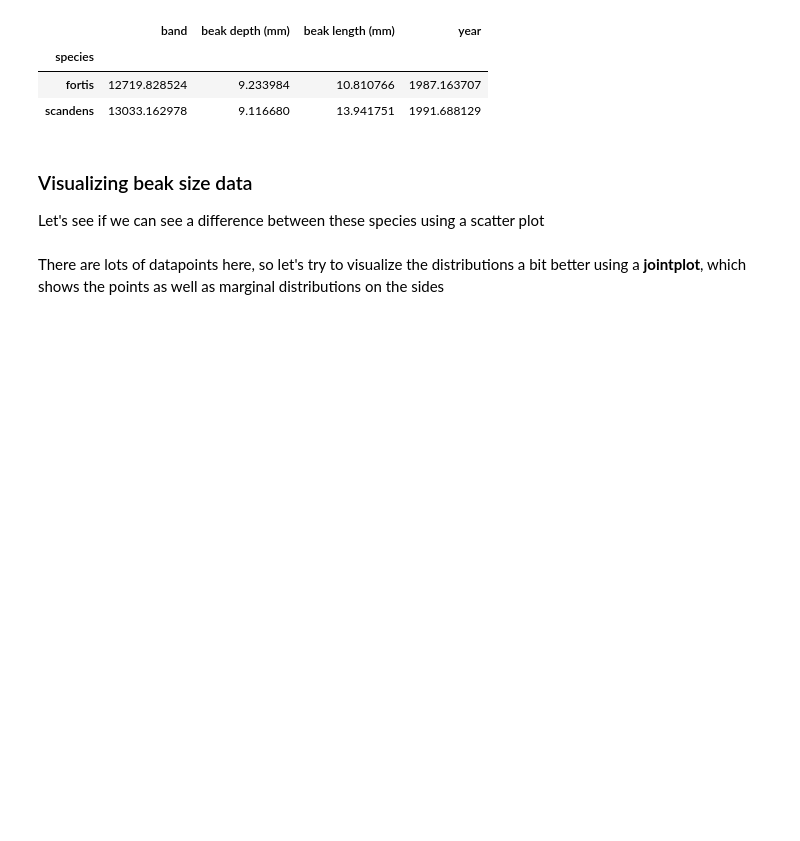
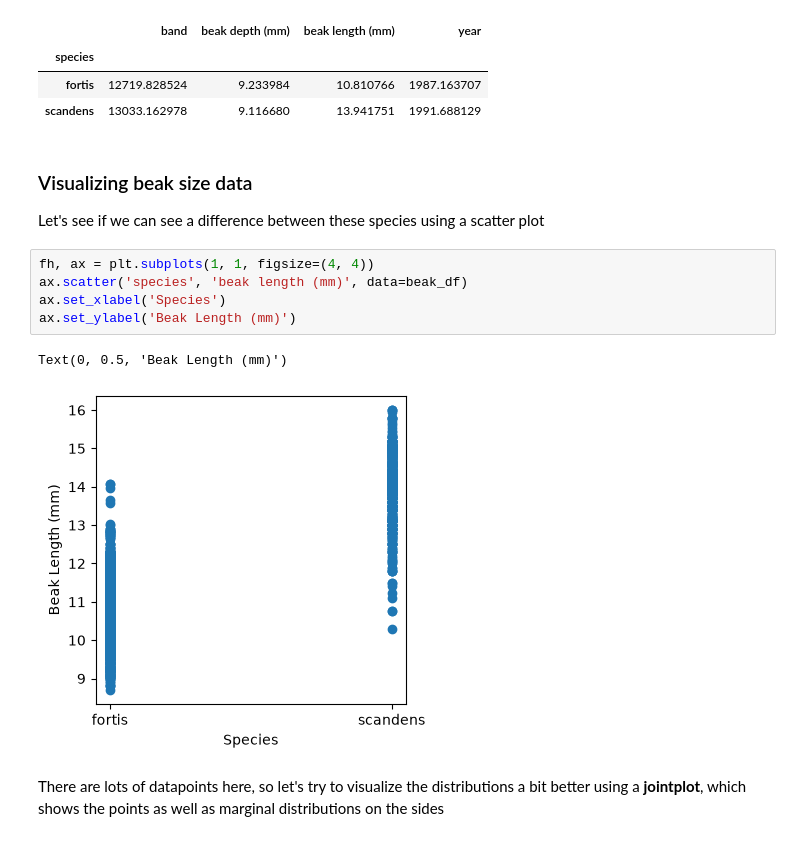
Before and after one commit to HeroHTML5/ABIO558-Ad, a Jupyter notebook: miniproject_1_tutorial_blank.ipynb, the cells around one changed output. Drawn from its saved outputs; the diff is of its cells as text; blank space fills up the shorter version.

Commit message:
Added plot for Fn1 in miniproject1

```diff
--- a/miniproject_1_tutorial_blank.ipynb
+++ b/miniproject_1_tutorial_blank.ipynb
@@ -146,5 +140,13 @@ beak_df.groupby('species').agg('mean')
 # %% [markdown]
 ### Visualizing beak size data
 Let's see if we can see a difference between these species using a scatter plot
+# %%
+fh, ax = plt.subplots(1, 1, figsize=(4, 4))
+ax.scatter('species', 'beak length (mm)', data=beak_df)
+ax.set_xlabel('Species')
+ax.set_ylabel('Beak Length (mm)')
+# %% [output]
+Text(0, 0.5, 'Beak Length (mm)')
+[figure, added]
 # %% [markdown]
 There are lots of datapoints here, so let's try to visualize the distributions a bit better using a **jointplot**, which shows the points as well as marginal distributions on the sides
```
Also changed, not shown: parts of 5 cells of this notebook, 4 other files.
